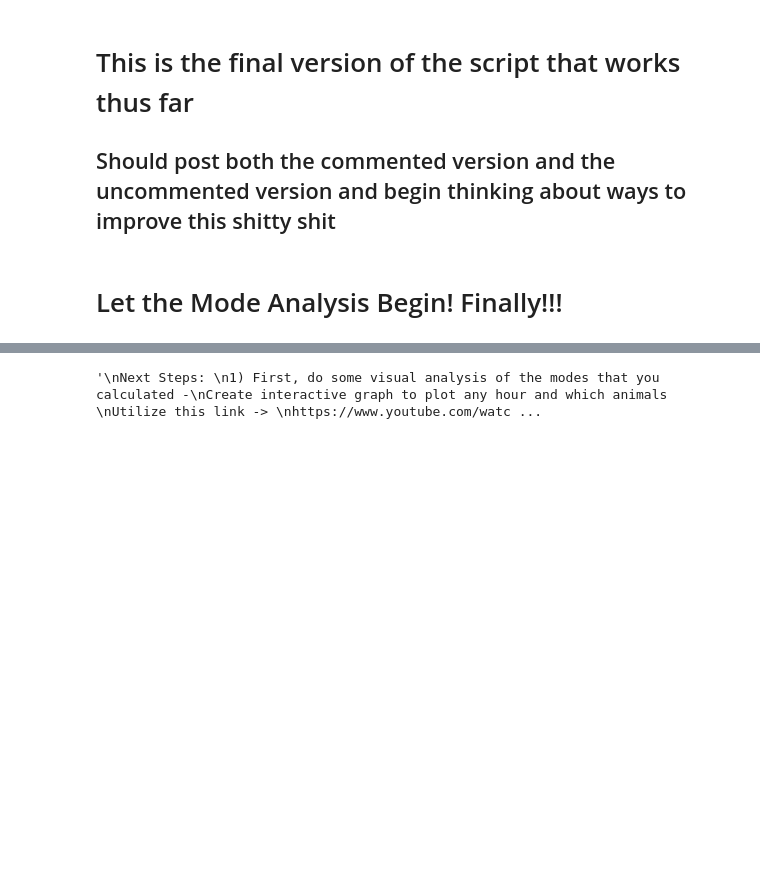
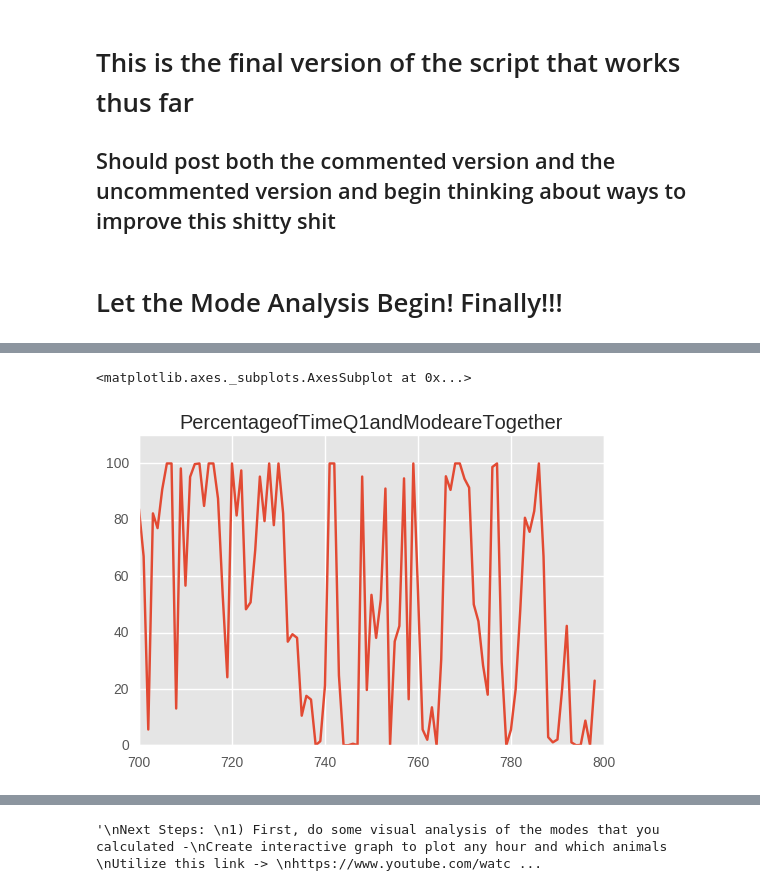
Before and after one commit to Zachary-Diemer21/NakedMoleRat, a Jupyter notebook: NMRResearchModeCalc.ipynb, the cells around one changed output, grey strips where cells are left out. Cells and saved outputs as stored; diff of their text form; code cells hidden in the pictures; blank space fills up the shorter version.

Commit message:
Updated ipynb with beginning mode analysis

```diff
--- a/NMRResearchModeCalc.ipynb
+++ b/NMRResearchModeCalc.ipynb
@@ -1048,0 +1079,12 @@ modeAnaDF.describe()
+# %%
+modeAnaDF2 = pd.read_table('QueensAndBreedSumsAtModeSens.txt', sep = ',')
+
+modeAnaDF2.columns = ['Queen1isWithMode','Queen2isWithMode','BreedMaleisWithMode', 'Tot']
+
+modeAnaDF2['PercentageofTimeQ1andModeareTogether'] = (modeAnaDF2['Queen1isWithMode']/modeAnaDF2['Tot'])*100
+
+modeAnaDF2['PercentageofTimeQueen2andModeareTogether'] = (modeAnaDF2['Queen2isWithMode']/modeAnaDF2['Tot'])*100
+
+modeAnaDF2['PercentageofTimeBreedMaleandModeareTogether'] = (modeAnaDF2['BreedMaleisWithMode']/modeAnaDF2['Tot'])*100
+
+modeAnaDF2.head()
@@ -1048,0 +1098,11 @@ modeAnaDF.describe()
+# %%
+# Plot Percentages that the animals were with one another over time
+
+modeAnaDF2['Time (In Hours)'] = pd.Series(list(range(len(modeAnaDF1))))
+
+# ax = modeAnaDF1.plot(x = 'Time (In Hours)', y = 'PercentageofTimeQ1andQ2areTogether', kind = 'line')
+
+modeAnaDF2['PercentageofTimeQ1andModeareTogether'].plot(xlim = (700,800), ylim = (0,110), title = 'PercentageofTimeQ1andModeareTogether')
+# %% [output]
+<matplotlib.axes._subplots.AxesSubplot at 0x...>
+[figure, added]
```
Also changed, not shown: parts of 33 cells of this notebook.
